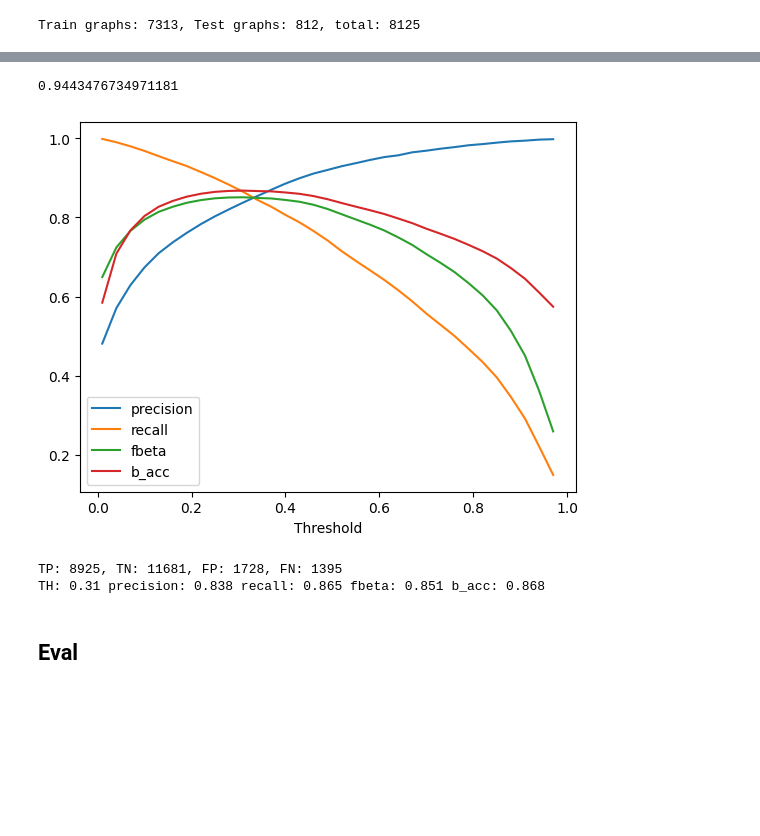
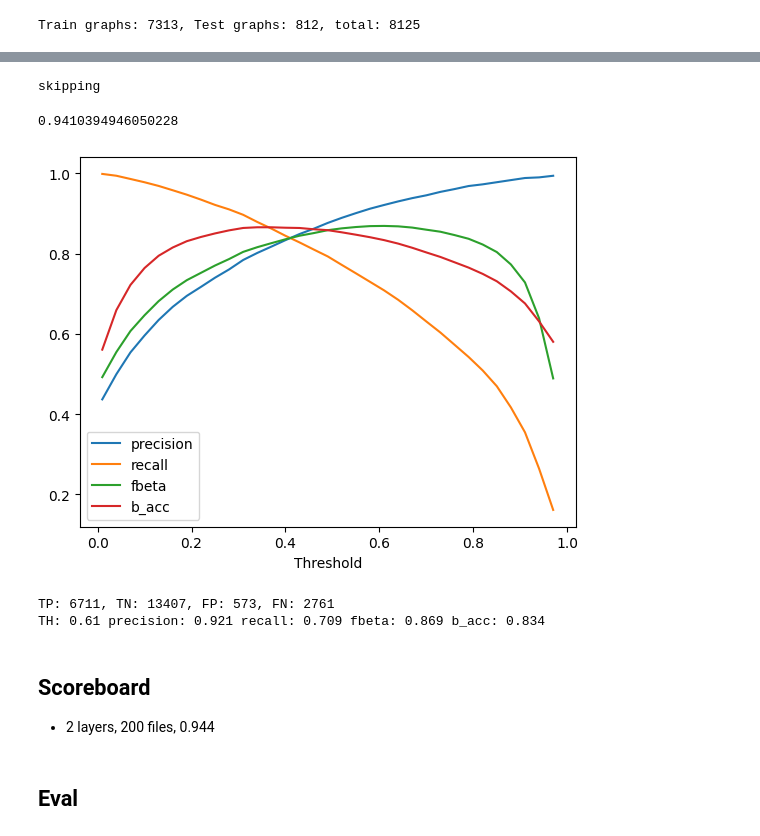
Before and after one commit to edcuba/TICLHack22_PatternReco, a Jupyter notebook: 7.model_trackster_graph_net.classification.ipynb, the cells around one changed output, grey strips where cells are left out. Drawn from its saved outputs; the diff is of its cells as text; code cells hidden in the pictures; blank space fills up the shorter version.

```diff
--- a/7.model_trackster_graph_net.classification.ipynb
+++ b/7.model_trackster_graph_net.classification.ipynb
@@ -71,8 +71,8 @@ train_set_size = ds_size - test_set_size
 train_set, test_set = random_split(ds, [train_set_size, test_set_size])
 print(f"Train graphs: {len(train_set)}, Test graphs: {len(test_set)}, total: {ds_size}")
 
-train_dl = DataLoader(train_set, batch_size=8, shuffle=True)
-test_dl = DataLoader(test_set, batch_size=8, shuffle=True)
+train_dl = DataLoader(train_set, batch_size=8, shuffle=True, drop_last=True)
+test_dl = DataLoader(test_set, batch_size=8, shuffle=True, drop_last=True)
 # %% [output]
 Train graphs: 7313, Test graphs: 812, total: 8125
 # %%
@@ -90,7 +90,7 @@ class TracksterGraphNet(nn.Module):
 
         self.edgeconv1 = DynamicEdgeConvBlock(input_dim, hdim1)
         self.edgeconv2 = DynamicEdgeConvBlock(hdim1, hdim2)
-        # self.edgeconv3 = DynamicEdgeConvBlock(hdim2, hdim3)
+        self.edgeconv3 = DynamicEdgeConvBlock(hdim2, hdim3)
 
         # Edge features from node embeddings for classification
         self.nodenetwork = nn.Sequential(
@@ -105,7 +105,7 @@ class TracksterGraphNet(nn.Module):
         H0 = self.norm(X, batch)
         H1 = self.edgeconv1(H0, batch)
         H2 = self.edgeconv2(H1, batch)
-        # H3 = self.edgeconv3(H2, batch)
-        return self.nodenetwork(H2)
+        H3 = self.edgeconv3(H2, batch)
+        return self.nodenetwork(H3)
 # %%
 def train_graph_classification(model, device, optimizer, loss_func, train_dl):
@@ -140,5 +139,5 @@ def test_graph_classification(model, device, loss_func, test_dl):
 # %%
 model = TracksterGraphNet(input_dim=ds.data.x.shape[1])
-epochs = 51
-model_path = f"models/TracksterGraphNet.DGCNN.ns.{epochs}e-{ds_name}.r{ds.RADIUS}.e{ds.bigT_e_th}.f{ds.N_FILES}.pt"
+epochs = 101
+model_path = f"models/TracksterGraphNet.3b.DGCNN.ns.{epochs}e-{ds_name}.r{ds.RADIUS}.e{ds.bigT_e_th}.f{ds.N_FILES}.pt"
 # %%
@@ -176,19 +196,24 @@ skipping
 # %%
-# %%script echo skipping
+%%script echo skipping
 model.load_state_dict(torch.load(
     model_path,
     map_location=device
 ))
 model = model.to(device)
+# %% [output]
+skipping
 # %%
 #%%script echo skipping - only evaluating foreground
 print(roc_auc(model, device, test_dl))
-precision_recall_curve(model, device, test_dl, focus_metric="fbeta", beta=1, step=3, truth_threshold=0.5)
+precision_recall_curve(model, device, test_dl, focus_metric="fbeta", beta=0.5, step=3, truth_threshold=0.5)
 # %% [output]
-0.9443476734971181
+0.9410394946050228
-[figure, old version]
+[figure, new version]
-TP: 8925, TN: 11681, FP: 1728, FN: 1395
-TH: 0.31 precision: 0.838 recall: 0.865 fbeta: 0.851 b_acc: 0.868
+TP: 6711, TN: 13407, FP: 573, FN: 2761
+TH: 0.61 precision: 0.921 recall: 0.709 fbeta: 0.869 b_acc: 0.834
+# %% [markdown]
+## Scoreboard
+- 2 layers, 200 files, 0.944
 # %% [markdown]
 ## Eval
 # %% [markdown]
```
Also changed, not shown: parts of 6 cells of this notebook, 4 other files.
